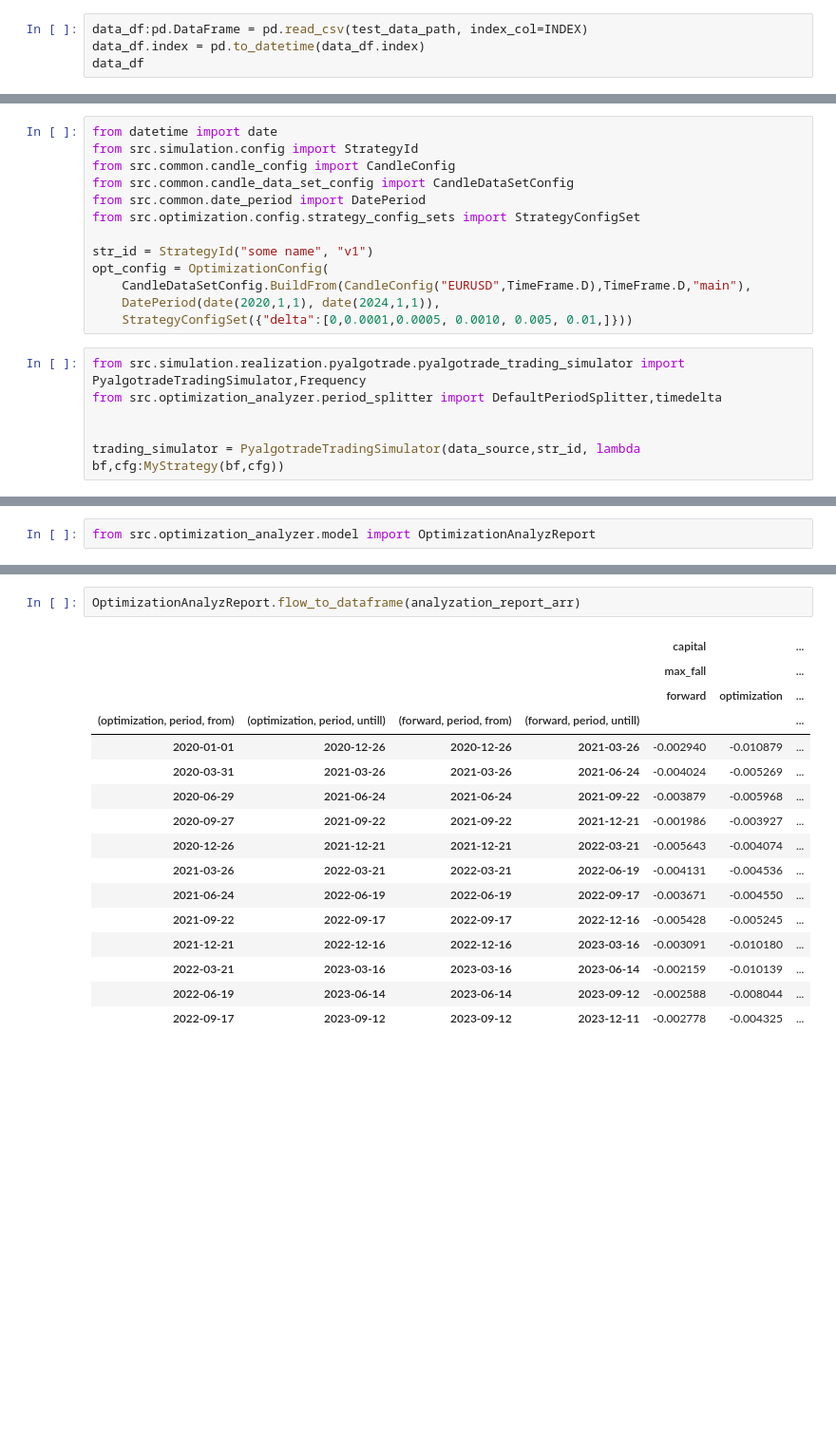
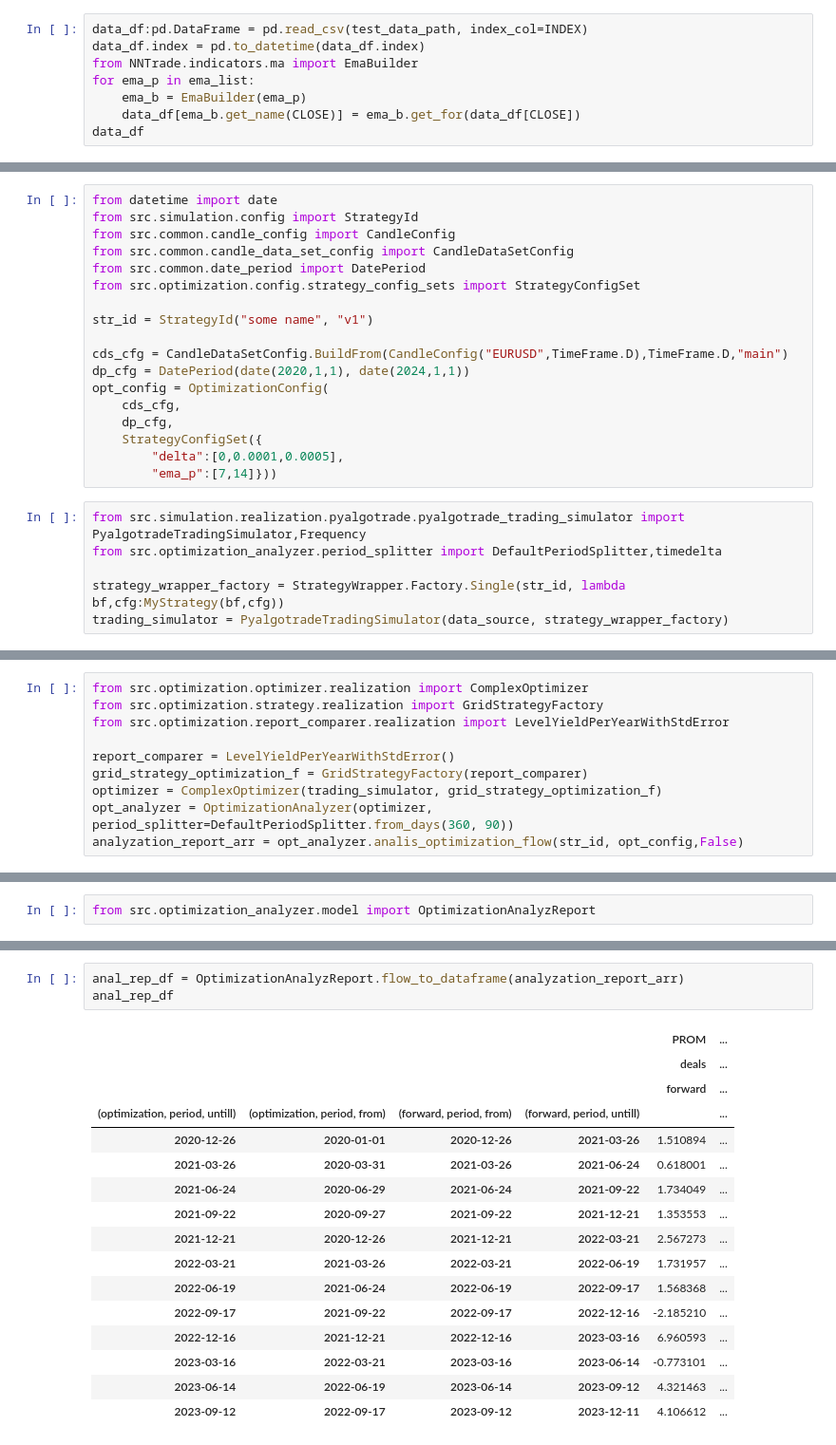
Before and after one commit to NNTrade/StrategyTesterOptimizer, a Jupyter notebook: example/PyAlgoTrade_example.ipynb, the cells around one changed output, grey strips where cells are left out. Shown at 95% size. Drawn from its saved outputs; the diff is of its cells as text; blank space fills up the shorter version.

Commit message:
add complex optimization

```diff
--- a/example/PyAlgoTrade_example.ipynb
+++ b/example/PyAlgoTrade_example.ipynb
@@ -29,5 +31,9 @@ if not os.path.exists(test_data_path):
 # %%
 data_df:pd.DataFrame = pd.read_csv(test_data_path, index_col=INDEX)
 data_df.index = pd.to_datetime(data_df.index)
+from NNTrade.indicators.ma import EmaBuilder
+for ema_p in ema_list:
+    ema_b = EmaBuilder(ema_p)
+    data_df[ema_b.get_name(CLOSE)] = ema_b.get_for(data_df[CLOSE])
 data_df
 # %% [output]
@@ -153,13 +123,18 @@ from src.common.date_period import DatePeriod
 from src.optimization.config.strategy_config_sets import StrategyConfigSet
 
 str_id = StrategyId("some name", "v1")
+
+cds_cfg = CandleDataSetConfig.BuildFrom(CandleConfig("EURUSD",TimeFrame.D),TimeFrame.D,"main")
+dp_cfg = DatePeriod(date(2020,1,1), date(2024,1,1))
 opt_config = OptimizationConfig(
-    CandleDataSetConfig.BuildFrom(CandleConfig("EURUSD",TimeFrame.D),TimeFrame.D,"main"),
-    DatePeriod(date(2020,1,1), date(2024,1,1)),
-    StrategyConfigSet({"delta":[0,0.0001,0.0005, 0.0010, 0.005, 0.01,]}))
+    cds_cfg,
+    dp_cfg,
+    StrategyConfigSet({
+        "delta":[0,0.0001,0.0005],
+        "ema_p":[7,14]}))
 # %%
 from src.simulation.realization.pyalgotrade.pyalgotrade_trading_simulator import PyalgotradeTradingSimulator,Frequency
 from src.optimization_analyzer.period_splitter import DefaultPeriodSplitter,timedelta
 
-
-trading_simulator = PyalgotradeTradingSimulator(data_source,str_id, lambda bf,cfg:MyStrategy(bf,cfg))
+strategy_wrapper_factory = StrategyWrapper.Factory.Single(str_id, lambda bf,cfg:MyStrategy(bf,cfg))
+trading_simulator = PyalgotradeTradingSimulator(data_source, strategy_wrapper_factory)
@@ -187,3 +165,13 @@ INFO:strategy:SELL_SHORT at 1.079214334487915
+# %%
+from src.optimization.optimizer.realization import ComplexOptimizer
+from src.optimization.strategy.realization import GridStrategyFactory
+from src.optimization.report_comparer.realization import LevelYieldPerYearWithStdError
+
+report_comparer = LevelYieldPerYearWithStdError()
+grid_strategy_optimization_f = GridStrategyFactory(report_comparer)
+optimizer = ComplexOptimizer(trading_simulator, grid_strategy_optimization_f)
+opt_analyzer = OptimizationAnalyzer(optimizer, period_splitter=DefaultPeriodSplitter.from_days(360, 90))
+analyzation_report_arr = opt_analyzer.analis_optimization_flow(str_id, opt_config,False)
 # %% [markdown]
 # Report view
 # %%
@@ -212,19 +220,20 @@ from src.optimization_analyzer.model import OptimizationAnalyzReport
 # %%
-OptimizationAnalyzReport.flow_to_dataframe(analyzation_report_arr)
+anal_rep_df = OptimizationAnalyzReport.flow_to_dataframe(analyzation_report_arr)
+anal_rep_df
 # %% [output]
-|  |  |  |  | capital |  | ... |
-|  |  |  |  | max_fall |  | ... |
-|  |  |  |  | forward | optimization | ... |
-| (optimization, period, from) | (optimization, period, untill) | (forward, period, from) | (forward, period, untill) |  |  | ... |
-| 2020-01-01 | 2020-12-26 | 2020-12-26 | 2021-03-26 | -0.002940 | -0.010879 | ... |
-| 2020-03-31 | 2021-03-26 | 2021-03-26 | 2021-06-24 | -0.004024 | -0.005269 | ... |
-| 2020-06-29 | 2021-06-24 | 2021-06-24 | 2021-09-22 | -0.003879 | -0.005968 | ... |
-| 2020-09-27 | 2021-09-22 | 2021-09-22 | 2021-12-21 | -0.001986 | -0.003927 | ... |
-| 2020-12-26 | 2021-12-21 | 2021-12-21 | 2022-03-21 | -0.005643 | -0.004074 | ... |
-| 2021-03-26 | 2022-03-21 | 2022-03-21 | 2022-06-19 | -0.004131 | -0.004536 | ... |
-| 2021-06-24 | 2022-06-19 | 2022-06-19 | 2022-09-17 | -0.003671 | -0.004550 | ... |
-| 2021-09-22 | 2022-09-17 | 2022-09-17 | 2022-12-16 | -0.005428 | -0.005245 | ... |
-| 2021-12-21 | 2022-12-16 | 2022-12-16 | 2023-03-16 | -0.003091 | -0.010180 | ... |
-| 2022-03-21 | 2023-03-16 | 2023-03-16 | 2023-06-14 | -0.002159 | -0.010139 | ... |
-| 2022-06-19 | 2023-06-14 | 2023-06-14 | 2023-09-12 | -0.002588 | -0.008044 | ... |
-| 2022-09-17 | 2023-09-12 | 2023-09-12 | 2023-12-11 | -0.002778 | -0.004325 | ... |
+|  |  |  |  | PROM | ... |
+|  |  |  |  | deals | ... |
+|  |  |  |  | forward | ... |
+| (optimization, period, untill) | (optimization, period, from) | (forward, period, from) | (forward, period, untill) |  | ... |
+| 2020-12-26 | 2020-01-01 | 2020-12-26 | 2021-03-26 | 1.510894 | ... |
+| 2021-03-26 | 2020-03-31 | 2021-03-26 | 2021-06-24 | 0.618001 | ... |
+| 2021-06-24 | 2020-06-29 | 2021-06-24 | 2021-09-22 | 1.734049 | ... |
+| 2021-09-22 | 2020-09-27 | 2021-09-22 | 2021-12-21 | 1.353553 | ... |
+| 2021-12-21 | 2020-12-26 | 2021-12-21 | 2022-03-21 | 2.567273 | ... |
+| 2022-03-21 | 2021-03-26 | 2022-03-21 | 2022-06-19 | 1.731957 | ... |
+| 2022-06-19 | 2021-06-24 | 2022-06-19 | 2022-09-17 | 1.568368 | ... |
+| 2022-09-17 | 2021-09-22 | 2022-09-17 | 2022-12-16 | -2.185210 | ... |
+| 2022-12-16 | 2021-12-21 | 2022-12-16 | 2023-03-16 | 6.960593 | ... |
+| 2023-03-16 | 2022-03-21 | 2023-03-16 | 2023-06-14 | -0.773101 | ... |
+| 2023-06-14 | 2022-06-19 | 2023-06-14 | 2023-09-12 | 4.321463 | ... |
+| 2023-09-12 | 2022-09-17 | 2023-09-12 | 2023-12-11 | 4.106612 | ... |
```
Also changed, not shown: parts of 13 cells of this notebook, 29 other files.
